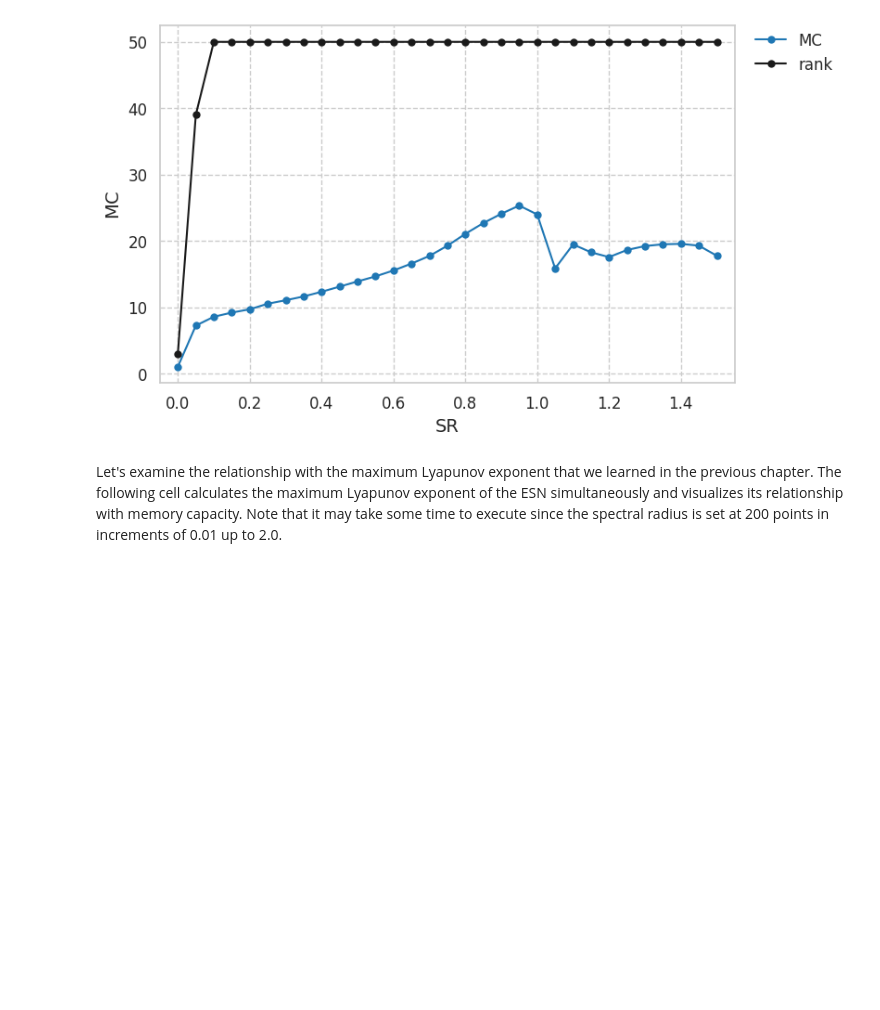
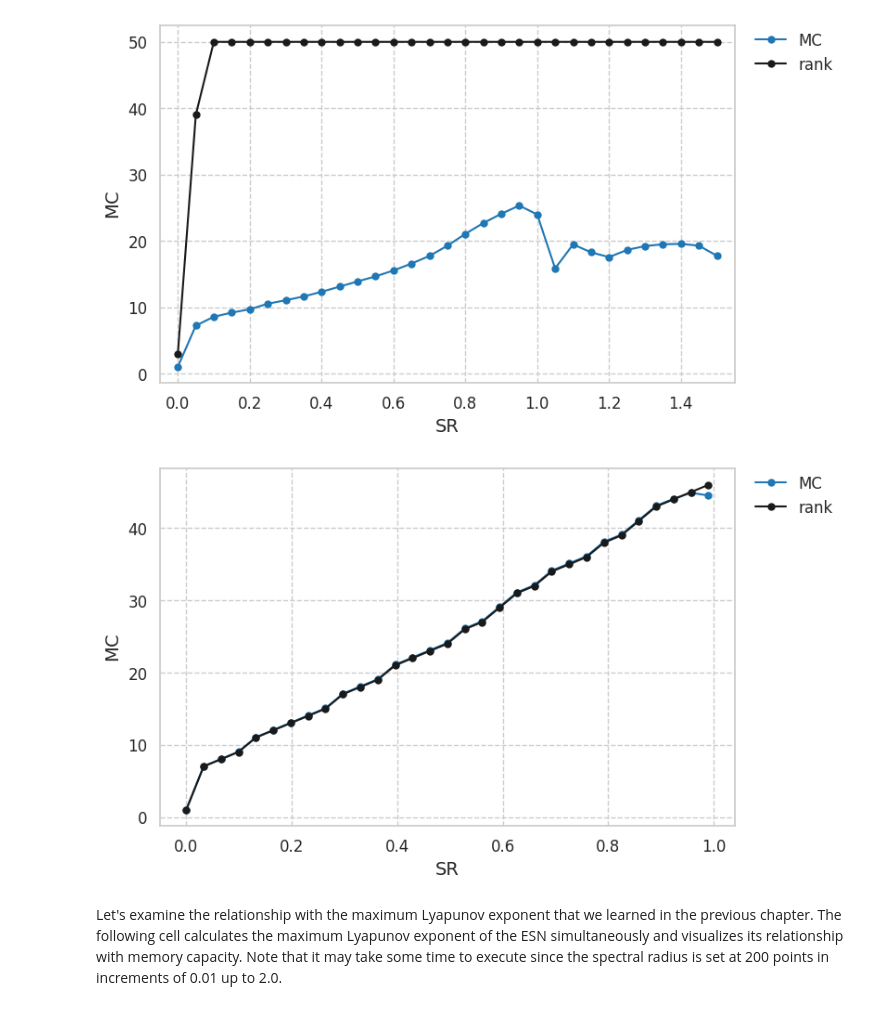
Before and after one commit to zhewengao/RC-bootcamp, a Jupyter notebook: 06_memory_capacity.ipynb, the cells around one changed output. Cells and saved outputs as stored; diff of their text form; code cells hidden in the pictures; blank space fills up the shorter version.

```diff
--- a/06_memory_capacity.ipynb
+++ b/06_memory_capacity.ipynb
@@ -399,6 +399,61 @@ ax.tick_params(axis="both", which="major", labelsize=12)
 None
 # %% [output]
 [figure]
+# %%
+seed = 1234
+dim = 50
+t_washout = 1000
+t_sample = 20000
+t_total = t_washout + t_sample
+display = True
+
+rnd = np.random.default_rng(seed)
+srs = np.linspace(0.0, 0.99, 31)
+w_in = Linear(1, dim, bound=0.1, bias=0.0, rnd=rnd)
+
+# net = ESN(dim, sr=srs[:, None], f=np.tanh, p=1, rnd=rnd)
+net = ESN(dim, sr=srs[:, None], f=lambda t: t, p=1, rnd=rnd)
+
+x0 = np.zeros((srs.shape[0], dim))
+us = rnd.uniform(-1, 1, (t_total, 1))
+
+x = x0
+xs = np.zeros((t_total, *x0.shape))
+for idx in trange(t_total, display=display):
+    x = net(x, w_in(us[idx]))
+    xs[idx] = x
+
+taus = np.arange(0, 81)
+r2s = None
+U, mask, ranks = calc_regression_and_rank(xs[t_washout:].swapaxes(0, -2))
+for idx, tau in enumerate(tqdm(taus, display=display)):
+    zeta = us[t_washout - tau : t_total - tau]
+    r2 = calc_memory_function(U, mask, zeta)[..., 0]
+    if r2s is None:
+        r2s = np.zeros((taus.shape[0], *r2.shape))
+    r2s[idx] = r2
+mcs = np.sum(r2s, axis=0)
+
+fig, ax = plt.subplots(1, 1, figsize=(8, 5))
+ax.plot(srs, mcs, "o-", label="MC")
+ax.plot(srs, ranks, "o-", color="k", label="rank")
+ax.set_xlim(srs.min() - 0.05, srs.max() + 0.05)
+# ax.set_ylim(-0.1, dim + 0.1)
+ax.legend(
+    loc="upper left",
+    borderaxespad=0,
+    bbox_to_anchor=(1.025, 1.0),
+    ncol=1,
+    fontsize=12,
+    frameon=False,
+)
+ax.set_xlabel(r"SR", fontsize=14)
+ax.set_ylabel(r"$\mathrm{MC}$", fontsize=14)
+ax.tick_params(axis="both", which="major", labelsize=12)
+
+None
+# %% [output]
+[figure, added]
 # %% [markdown]
 Let's examine the relationship with the maximum Lyapunov exponent that we learned in the previous chapter.
 The following cell calculates the maximum Lyapunov exponent of the ESN simultaneously and visualizes its relationship with memory capacity.
```
Also changed, not shown: parts of 3 cells of this notebook.
